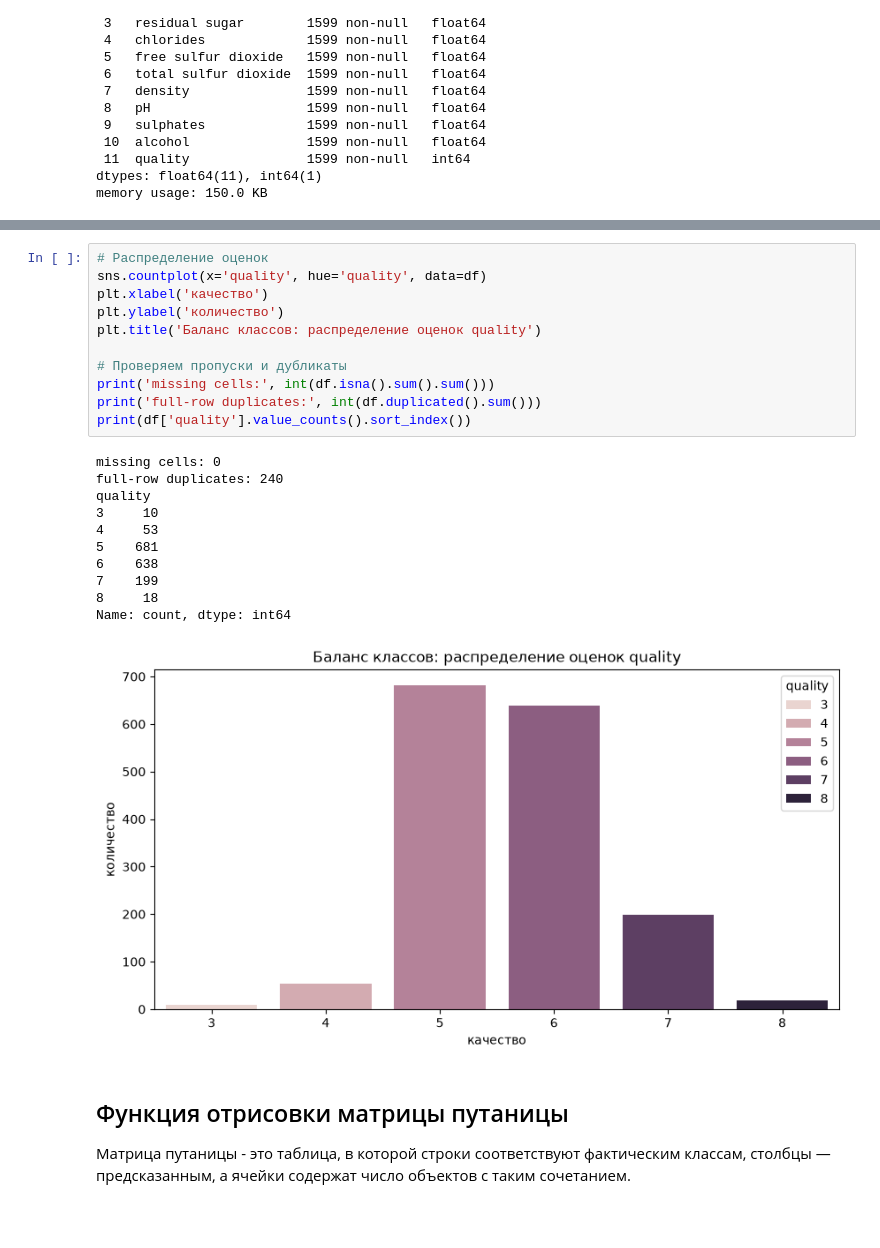
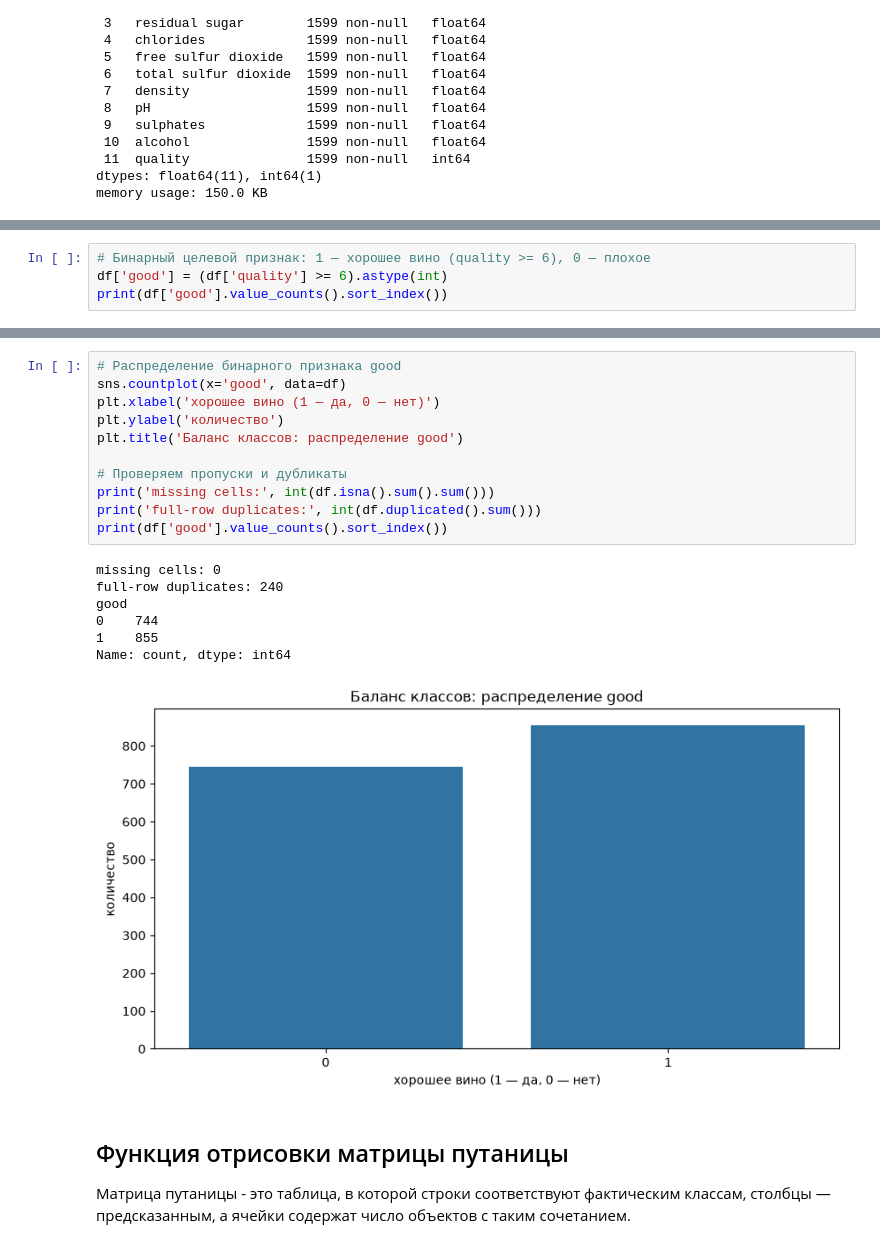
Before and after one commit to vladcheck/MIREA, a Jupyter notebook: 5C/AMODRPZ/tk5-6/Текущий контроль 3.ipynb, the cells around one changed output, grey strips where cells are left out. Cells and saved outputs as stored; diff of their text form; blank space fills up the shorter version.

```diff
--- a/5C/AMODRPZ/tk5-6/Текущий контроль 3.ipynb
+++ b/5C/AMODRPZ/tk5-6/Текущий контроль 3.ipynb
@@ -72,0 +69,4 @@ memory usage: 150.0 KB
+# %%
+# Бинарный целевой признак: 1 — хорошее вино (quality >= 6), 0 — плохое
+df['good'] = (df['quality'] >= 6).astype(int)
+print(df['good'].value_counts().sort_index())
@@ -73,26 +83,22 @@ memory usage: 150.0 KB
 # %%
-# Распределение оценок
-sns.countplot(x='quality', hue='quality', data=df)
-plt.xlabel('качество')
+# Распределение бинарного признака good
+sns.countplot(x='good', data=df)
+plt.xlabel('хорошее вино (1 — да, 0 — нет)')
 plt.ylabel('количество')
-plt.title('Баланс классов: распределение оценок quality')
+plt.title('Баланс классов: распределение good')
 
 # Проверяем пропуски и дубликаты
 print('missing cells:', int(df.isna().sum().sum()))
 print('full-row duplicates:', int(df.duplicated().sum()))
-print(df['quality'].value_counts().sort_index())
+print(df['good'].value_counts().sort_index())
 # %% [output]
 missing cells: 0
 full-row duplicates: 240
-quality
-3     10
-4     53
-5    681
-6    638
-7    199
-8     18
+good
+0    744
+1    855
 Name: count, dtype: int64
-[figure, old version]
+[figure, new version]
 # %% [markdown]
 ## Функция отрисовки матрицы путаницы
 Матрица путаницы - это таблица, в которой строки соответствуют фактическим классам, столбцы — предсказанным, а ячейки содержат число объектов с таким сочетанием.
```
Also changed, not shown: parts of 21 cells of this notebook, 21 other files.
